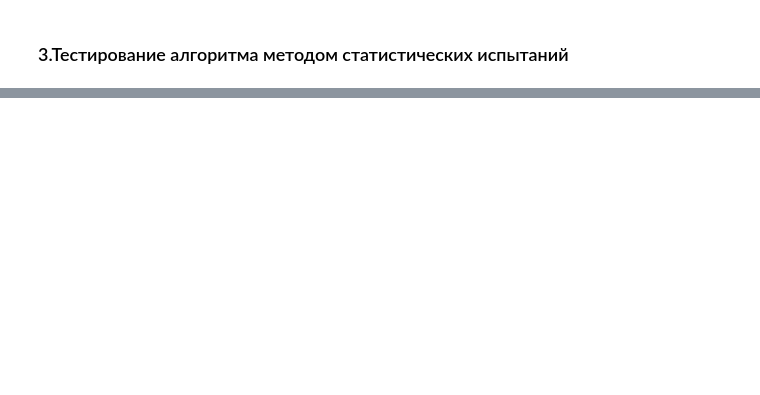
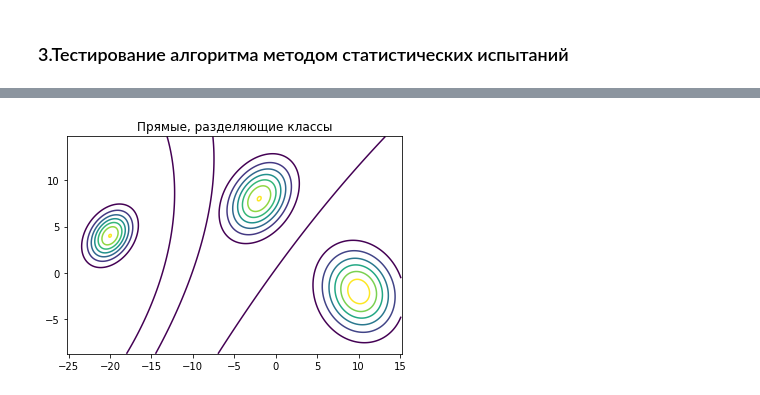
Before and after one commit to simonovEI/ml_csf, a Jupyter notebook: task3.ipynb, the cells around one changed output, grey strips where cells are left out. Saved outputs shown, nothing was run; the diff lists cells and outputs as text; code cells hidden in the pictures; blank space fills up the shorter version.

```diff
--- a/task3.ipynb
+++ b/task3.ipynb
@@ -133,0 +161,33 @@ for i in range(len(sample_size)):
+# %%
+def g(x, i):
+    x_ = x.transpose()
+    mi = m[:,i]
+    mi_ = mi.transpose()
+    val = -0.5*np.log(np.linalg.det(C[:,:,i]))
+    val += -0.5*x_.dot(C_[:,:,i]).dot(x)
+    val += x_.dot(C_[:,:,i]).dot(mi)
+    val += -0.5*mi_.dot(C_[:,:,i]).dot(mi)
+    val += np.log(1 / 2)
+    return val
+
+def draw_lines():
+    xy = np.vstack([ x.reshape(-1), y.reshape(-1) ])
+    lenX, lenY = x.shape
+    for i in range(M):
+        for j in range(i+1, M):
+            arr = np.zeros((lenX*lenY))
+            for k in range(0, lenX*lenY):
+                x_ = xy[:, [k]]
+                arr[k] = g(x_, i) - g(x_, j)
+            ax.contour(x, y, arr.reshape((lenX, lenY)), 0)
+# %%
+fig = plt.figure()
+ax = fig.add_subplot(111)
+ax.axis((xMin, xMax, yMin, yMax))
+draw_lines()
+draw_areas()
+plt.title('Прямые, разделяющие классы')
+plt.show()
+plt.clf()
+# %% [output]
+[figure, added]
```
Also changed, not shown: parts of 18 cells of this notebook.
